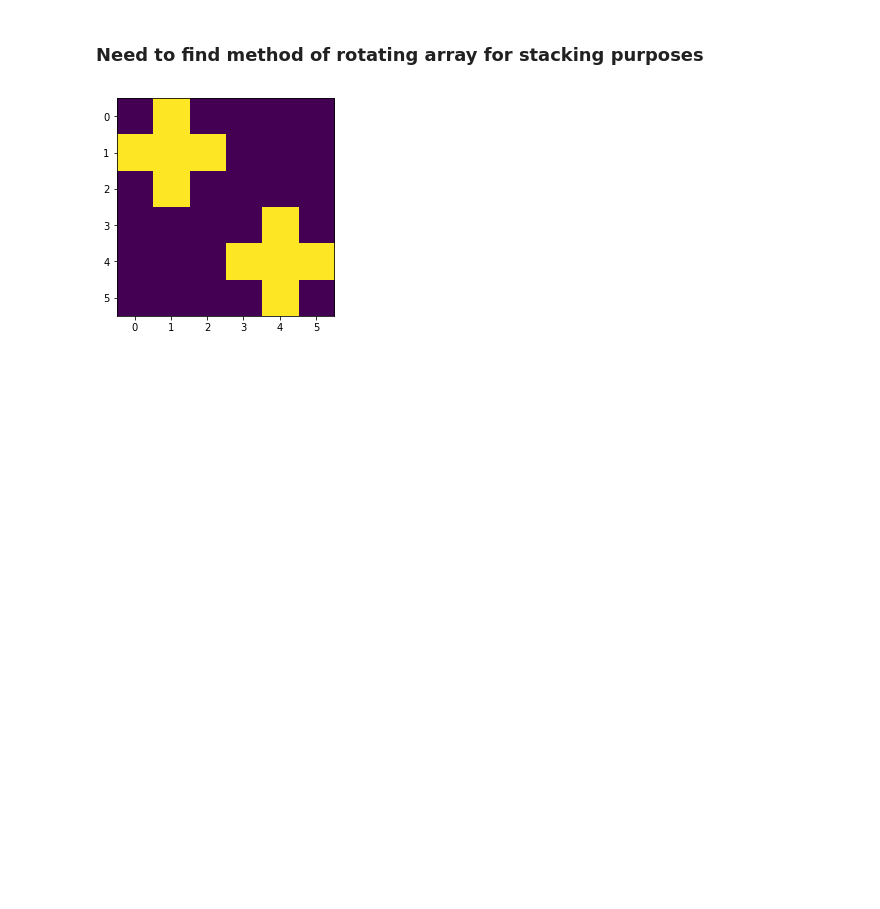
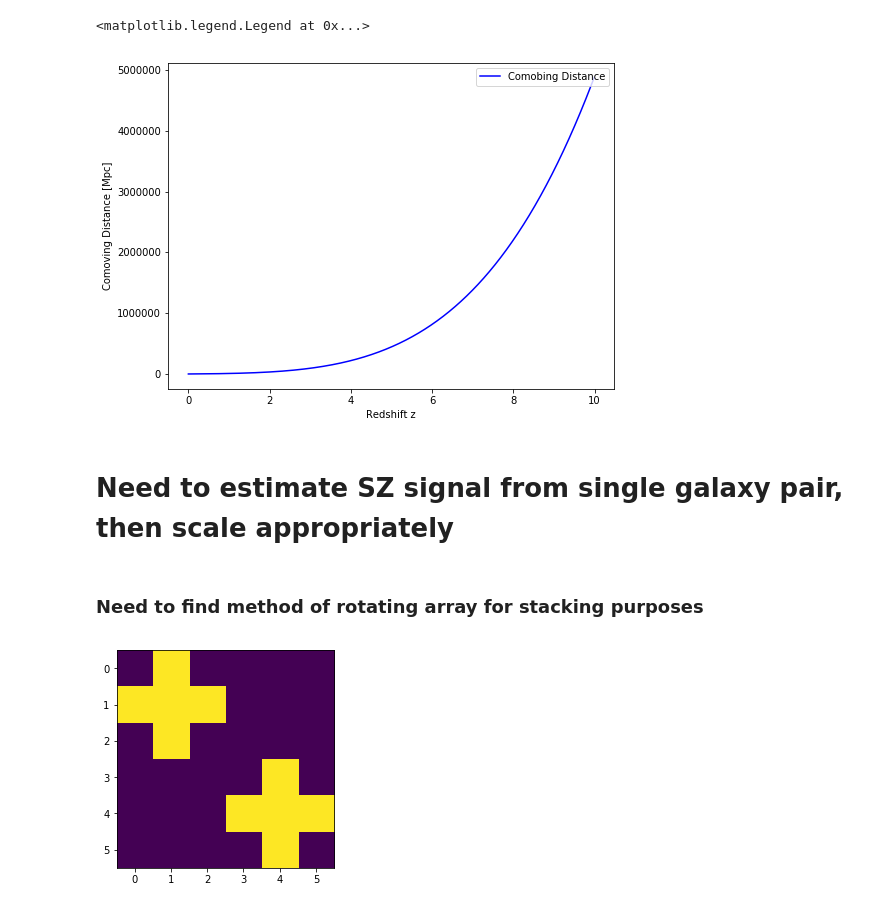
Before and after one commit to mdezylva/masters, a Jupyter notebook: Notebooks/missing_baryons.ipynb, the cells around one changed output. Drawn from its saved outputs; the diff is of its cells as text; code cells hidden in the pictures; blank space fills up the shorter version.

Commit message:
Added new steps. Need to estimate signal from resolved photo-z's

```diff
--- a/Notebooks/missing_baryons.ipynb
+++ b/Notebooks/missing_baryons.ipynb
@@ -7,2 +8,14 @@ import matplotlib.pyplot as plt
 import scipy.ndimage
 import PIL
+# %%
+h_0 = 67.66 #Hubble Const from Planck km s-1 Mpc-1
+c = 299792458 #Speed of Light m s-1
+h = 0.7 #Reduced Hubble Const
+om_k = 0 #Omega for Curvature
+om_m = 0.3 #Omega Matter
+om_lam = 0.7 #Omega Dark Energy
+om_r = 0.0 #Omega Radiation
+n = 1
+sig_8 = 0.9
+G = 6.67e-11 # m3 kg-1 s-2
+d_h0 = c*10**(-3)/h_0 # Hubble dist at current time
@@ -9,3 +25,20 @@ import PIL
+# %%
+z = np.arange(0,10,0.01)
+def E(z):
+    return(om_m*(1+z)**3 + om_k*(1+z)**2 + om_lam)
+
+D_C = [d_h0*quad(E,0,zed)[0] for zed in z]
+# %%
+fig, ax = plt.subplots(figsize=(8,6))
+ax.plot(z,D_C,'b-',label='Comobing Distance')
+ax.set_xlabel('Redshift z')
+ax.set_ylabel('Comoving Distance [Mpc]')
+ax.legend(loc = 'upper right')
+# %% [output]
+<matplotlib.legend.Legend at 0x...>
+[figure, added]
+# %% [markdown]
+# Need to estimate SZ signal from single galaxy pair, then scale appropriately
 # %% [markdown]
 ### Need to find method of rotating array for stacking purposes
 # %%
```
Also changed, not shown: parts of 2 cells of this notebook.
